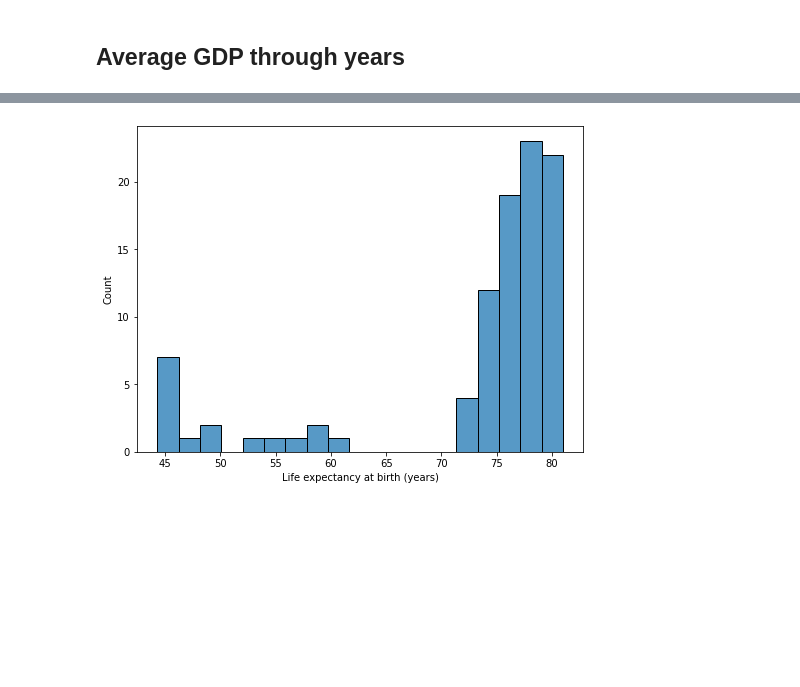
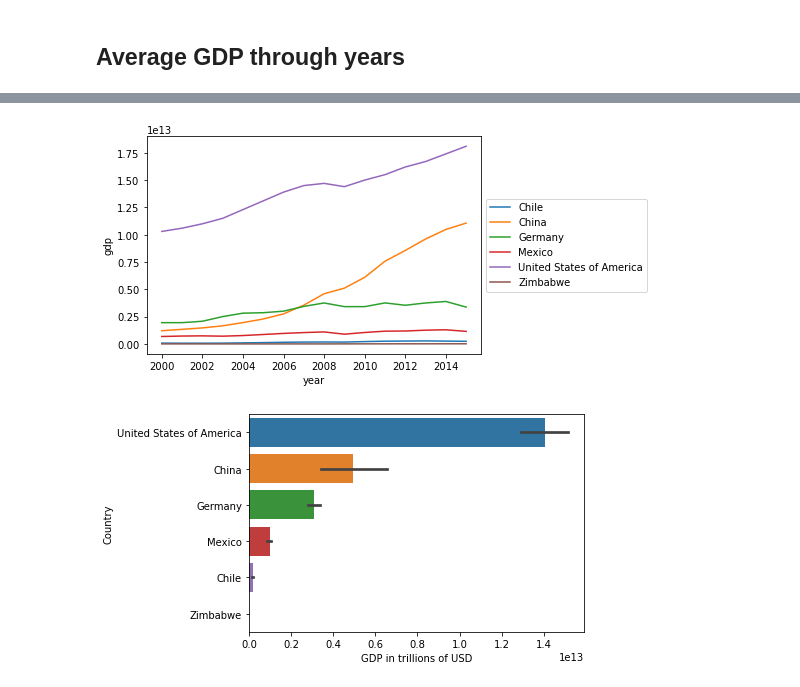
Before and after one commit to britoviana/gdp-life_expectancy, a Jupyter notebook: life_expectancy_gdp.ipynb, the cells around one changed output, grey strips where cells are left out. Cells and saved outputs as stored; diff of their text form; code cells hidden in the pictures; blank space fills up the shorter version.

```diff
--- a/life_expectancy_gdp.ipynb
+++ b/life_expectancy_gdp.ipynb
@@ -91,7 +95,17 @@ plt.show()
-# %%
-plt.figure(figsize=(8,6))
-sns.histplot(data.life_expectancy)
-plt.xlabel('Life expectancy at birth (years)')
-plt.show()
-# %% [output]
-[figure, removed]
+# %%
+order_gdp = ['USA', 'China', 'Germany', 'Mexico', 'Chile', 'Zimbabwe']
+plt.f
+sns.lineplot(data=data, x=data.year, y=data.gdp, hue=data.country, size_order=order_gdp)
+plt.legend(loc='center left', bbox_to_anchor=(1, 0.5), ncol=1)
+#plt.legend
+plt.show()
+# %% [output]
+[figure, added]
+# %%
+order_gdp = ['United States of America', 'China', 'Germany', 'Mexico', 'Chile', 'Zimbabwe']
+sns.barplot(data=data, x='gdp', y='country', order=order_gdp)
+plt.xlabel('GDP in trillions of USD')
+plt.ylabel('Country')
+plt.show()
+# %% [output]
+[figure, added]
```
Also changed, not shown: parts of 3 cells of this notebook.
